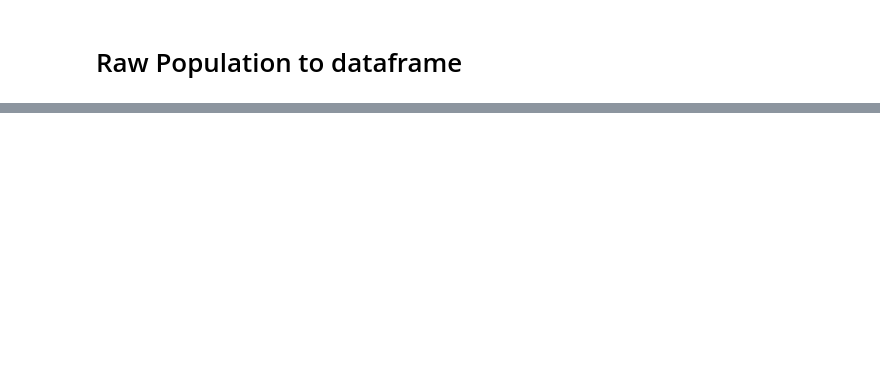
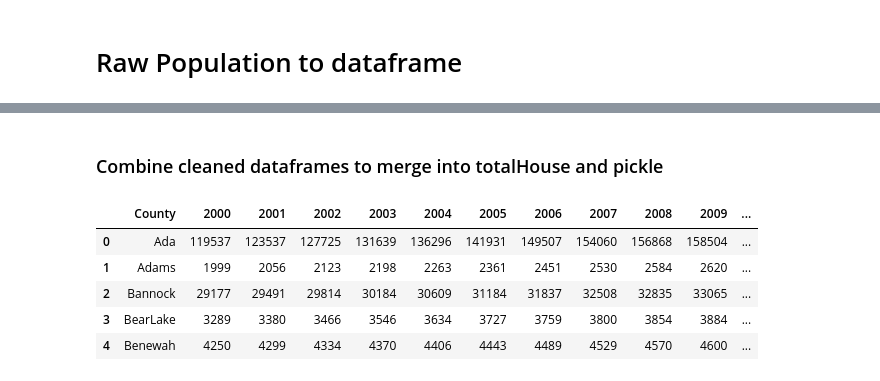
Before and after one commit to b-a-delight/Senior-Project, a Jupyter notebook: Raw_Data_Prep.ipynb, the cells around one changed output, grey strips where cells are left out. Drawn from its saved outputs; the diff is of its cells as text; code cells hidden in the pictures; blank space fills up the shorter version.

```diff
--- a/Raw_Data_Prep.ipynb
+++ b/Raw_Data_Prep.ipynb
@@ -213,0 +299,14 @@ github test
+# %%
+temp5 = pd.read_pickle('rawHouse1.pkl')
+temp5 = temp5.iloc[2:48]
+# temp1 = temp1.replace(['County','\.','\s'],'', regex = True)
+cTemp5 = temp5['table with row headers in column A and column headers in rows 3 through 4. (leading dots indicate sub-parts)']
+temp5 = temp5.drop(['table with row headers in column A and column headers in rows 3 through 4. (leading dots indicate sub-parts)',
+                    'Unnamed: 1','Unnamed: 12','Unnamed: 13'], axis = 1)
+temp5 = temp5.astype(int)
+temp5.columns = temp5.iloc[0]
+temp5 = temp5.iloc[2:]
+temp5['County'] = cTemp
+
+house1 = temp5.copy()
+house1.head(5)
@@ -213,0 +322,15 @@ github test
+# %%
+temp6 = pd.read_pickle('rawHouse2.pkl')
+temp6 = temp6.replace(['Housing Unit Estimate \(as of July 1\) \- ','County, Idaho'],'', regex = True)
+temp6.columns = temp6.iloc[0]
+
+cT6 = temp6['Geography']
+temp6 = temp6.drop(['Id','Id2','Geography','April 1, 2010 - Census',
+                     'April 1, 2010 - Estimates Base'], axis = 1)
+temp6 = temp6.astype(int)
+temp6['County'] = cT6
+temp6 = temp6.iloc[1:]
+temp6 = temp6.replace('\s','', regex = True)
+
+house2 = temp6.copy()
+house2.head(5)
@@ -213,0 +344,23 @@ github test
+# %% [markdown]
+### Combine cleaned dataframes to merge into totalHouse and pickle
+# %%
+totalHouse = pd.merge(house2,house1, on = 'County')
+
+# Reorder columns, not all column titles are str some are int, going to
+# transpose df so will turn them all into factors then
+totalHouse = totalHouse[["County",2000,2001,2002,2003,2004,2005,2006,2007,
+                    2008,2009,"2010","2011","2012","2013","2014","2015",
+                    "2016","2017","2018"]]
+# # ,"2005",
+# #          "2006","2007","2008","2009","2010","2011",
+# #          "2012","2013","2014","2015","2016","2017",
+# #          "2018"]]
+totalHouse.to_pickle('totalHouse.pkl')
+totalHouse.head(5)
+# %% [output]
+|  | County | 2000 | 2001 | 2002 | 2003 | 2004 | 2005 | 2006 | 2007 | 2008 | 2009 | ... |
+| 0 | Ada | 119537 | 123537 | 127725 | 131639 | 136296 | 141931 | 149507 | 154060 | 156868 | 158504 | ... |
+| 1 | Adams | 1999 | 2056 | 2123 | 2198 | 2263 | 2361 | 2451 | 2530 | 2584 | 2620 | ... |
+| 2 | Bannock | 29177 | 29491 | 29814 | 30184 | 30609 | 31184 | 31837 | 32508 | 32835 | 33065 | ... |
+| 3 | BearLake | 3289 | 3380 | 3466 | 3546 | 3634 | 3727 | 3759 | 3800 | 3854 | 3884 | ... |
+| 4 | Benewah | 4250 | 4299 | 4334 | 4370 | 4406 | 4443 | 4489 | 4529 | 4570 | 4600 | ... |
```
Also changed, not shown: parts of 48 cells of this notebook.
